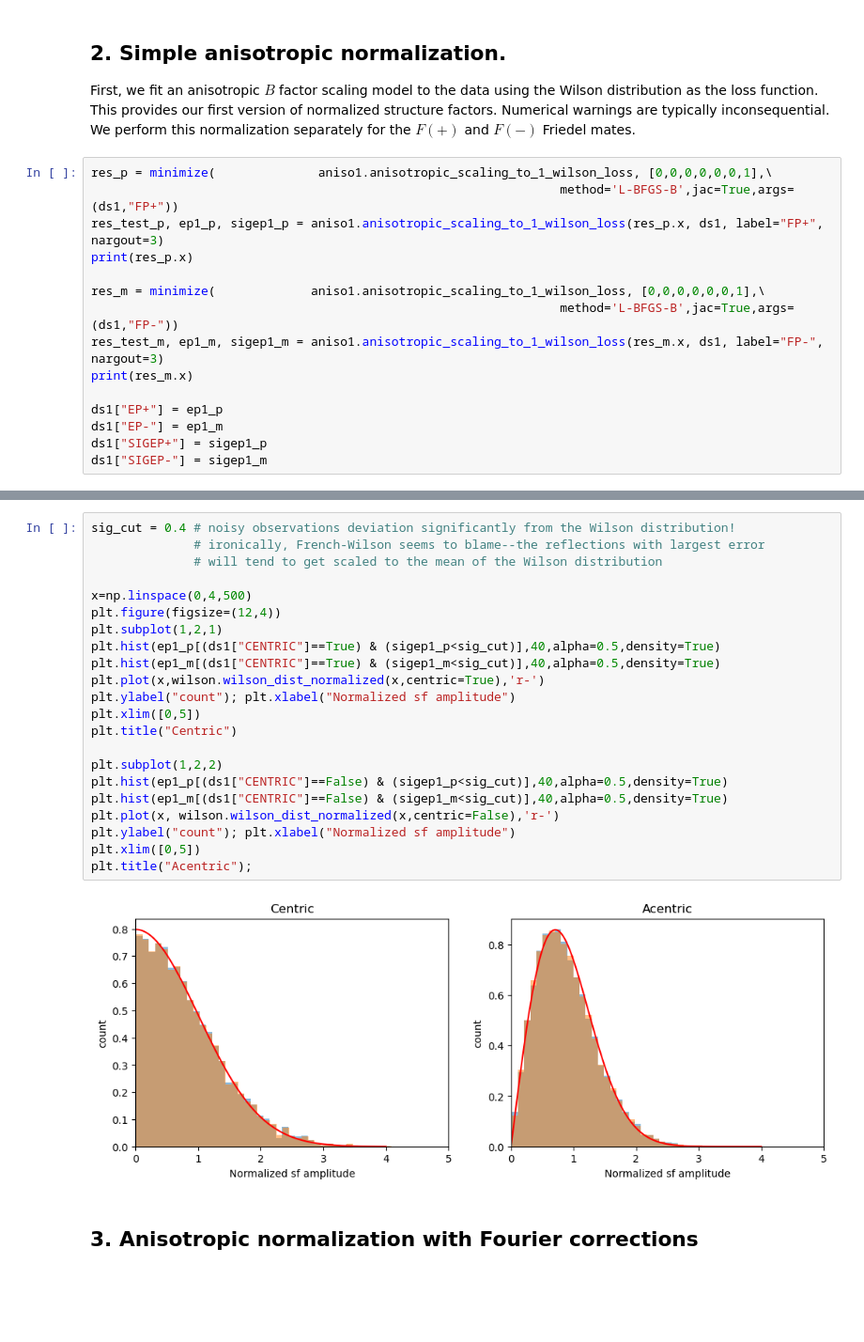
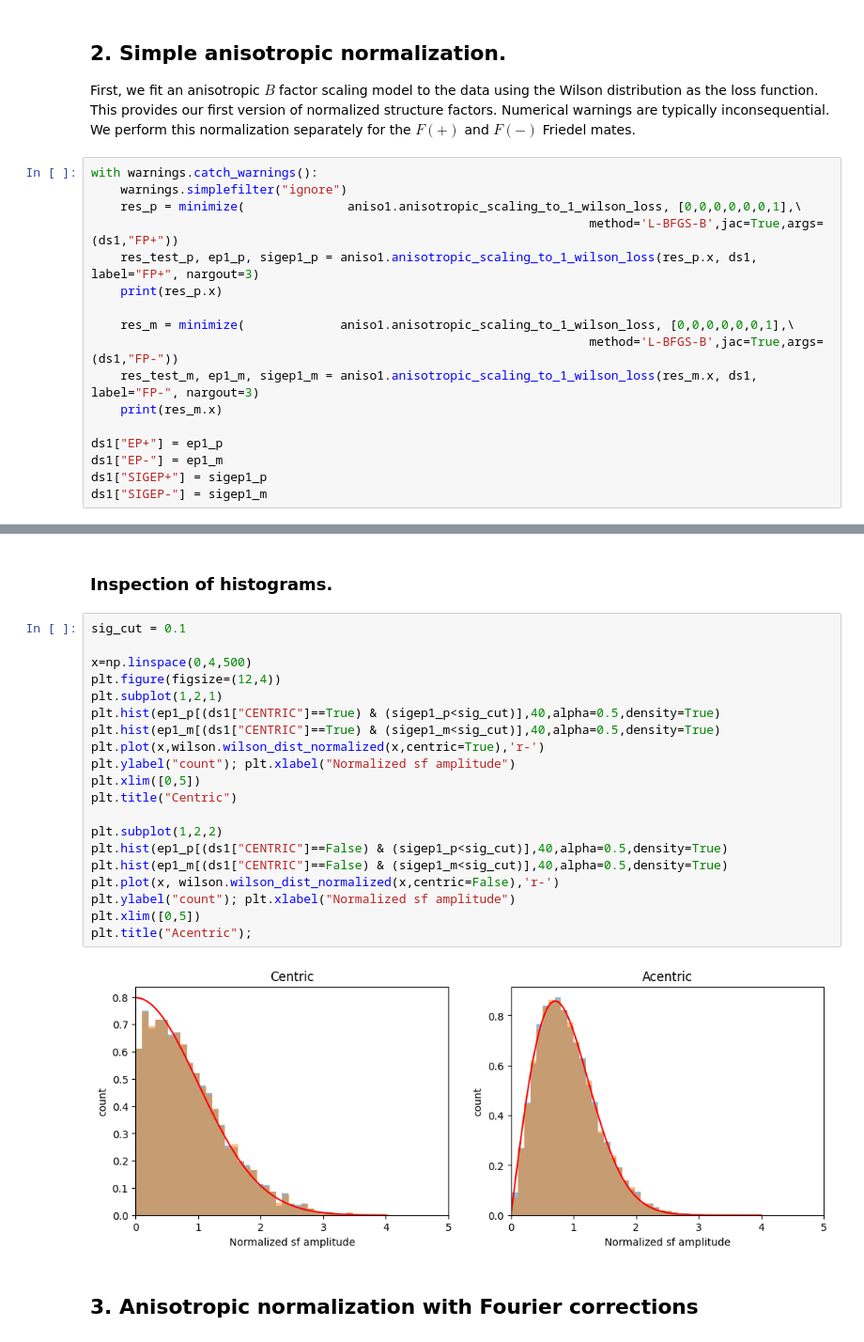
Before and after one commit to Hekstra-Lab/dw, a Jupyter notebook: 1A_Anom_dataset_prep_and_scaling.ipynb, the cells around one changed output, grey strips where cells are left out. Shown at 94% size. Saved outputs shown, nothing was run; the diff lists cells and outputs as text; blank space fills up the shorter version.

```diff
--- a/1A_Anom_dataset_prep_and_scaling.ipynb
+++ b/1A_Anom_dataset_prep_and_scaling.ipynb
@@ -151,15 +153,17 @@ plt.draw()
 ## 2. Simple anisotropic normalization.
 First, we fit an anisotropic $B$ factor scaling model to the data using the Wilson distribution as the loss function. This provides our first version of normalized structure factors. Numerical warnings are typically inconsequential. We perform this normalization separately for the $F(+)$ and $F(-)$ Friedel mates.
 # %%
-res_p = minimize(              aniso1.anisotropic_scaling_to_1_wilson_loss, [0,0,0,0,0,0,1],\
-                                                                method='L-BFGS-B',jac=True,args=(ds1,"FP+"))
-res_test_p, ep1_p, sigep1_p = aniso1.anisotropic_scaling_to_1_wilson_loss(res_p.x, ds1, label="FP+", nargout=3)
-print(res_p.x)
+with warnings.catch_warnings():
+    warnings.simplefilter("ignore")
+    res_p = minimize(              aniso1.anisotropic_scaling_to_1_wilson_loss, [0,0,0,0,0,0,1],\
+                                                                    method='L-BFGS-B',jac=True,args=(ds1,"FP+"))
+    res_test_p, ep1_p, sigep1_p = aniso1.anisotropic_scaling_to_1_wilson_loss(res_p.x, ds1, label="FP+", nargout=3)
+    print(res_p.x)
 
-res_m = minimize(             aniso1.anisotropic_scaling_to_1_wilson_loss, [0,0,0,0,0,0,1],\
-                                                                method='L-BFGS-B',jac=True,args=(ds1,"FP-"))
-res_test_m, ep1_m, sigep1_m = aniso1.anisotropic_scaling_to_1_wilson_loss(res_m.x, ds1, label="FP-", nargout=3)
-print(res_m.x)
+    res_m = minimize(             aniso1.anisotropic_scaling_to_1_wilson_loss, [0,0,0,0,0,0,1],\
+                                                                    method='L-BFGS-B',jac=True,args=(ds1,"FP-"))
+    res_test_m, ep1_m, sigep1_m = aniso1.anisotropic_scaling_to_1_wilson_loss(res_m.x, ds1, label="FP-", nargout=3)
+    print(res_m.x)
 
 ds1["EP+"] = ep1_p
 ds1["EP-"] = ep1_m
@@ -176,27 +177,27 @@ In the absence of a sigma cutoff, we get significant extra counts around the mod
+# %% [markdown]
+### Inspection of histograms.
 # %%
-sig_cut = 0.4 # noisy observations deviation significantly from the Wilson distribution!
-              # ironically, French-Wilson seems to blame--the reflections with largest error
-              # will tend to get scaled to the mean of the Wilson distribution
+sig_cut = 0.1
 
 x=np.linspace(0,4,500)
 plt.figure(figsize=(12,4))
 plt.subplot(1,2,1)
 plt.hist(ep1_p[(ds1["CENTRIC"]==True) & (sigep1_p<sig_cut)],40,alpha=0.5,density=True)
 plt.hist(ep1_m[(ds1["CENTRIC"]==True) & (sigep1_m<sig_cut)],40,alpha=0.5,density=True)
 plt.plot(x,wilson.wilson_dist_normalized(x,centric=True),'r-')
 plt.ylabel("count"); plt.xlabel("Normalized sf amplitude")
 plt.xlim([0,5])
 plt.title("Centric")
 
 plt.subplot(1,2,2)
 plt.hist(ep1_p[(ds1["CENTRIC"]==False) & (sigep1_p<sig_cut)],40,alpha=0.5,density=True)
 plt.hist(ep1_m[(ds1["CENTRIC"]==False) & (sigep1_m<sig_cut)],40,alpha=0.5,density=True)
 plt.plot(x, wilson.wilson_dist_normalized(x,centric=False),'r-')
 plt.ylabel("count"); plt.xlabel("Normalized sf amplitude")
 plt.xlim([0,5])
 plt.title("Acentric");
 # %% [output]
-[figure, old version]
+[figure, new version]
 # %% [markdown]
 ## 3. Anisotropic normalization with Fourier corrections
 # %% [markdown]
```
Also changed, not shown: parts of 20 cells of this notebook, 11 other files.
